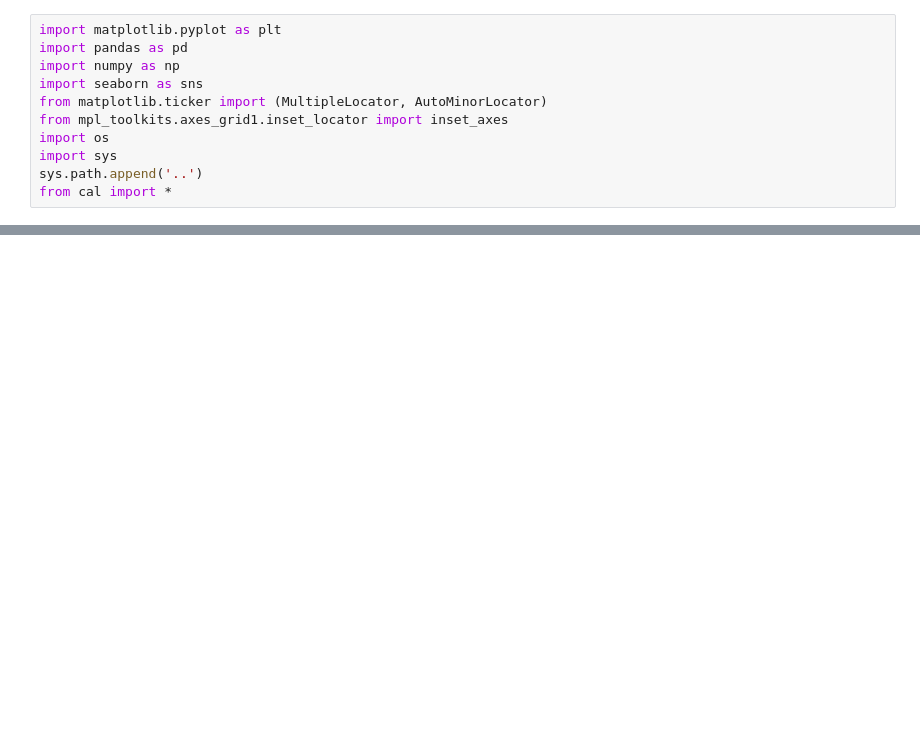
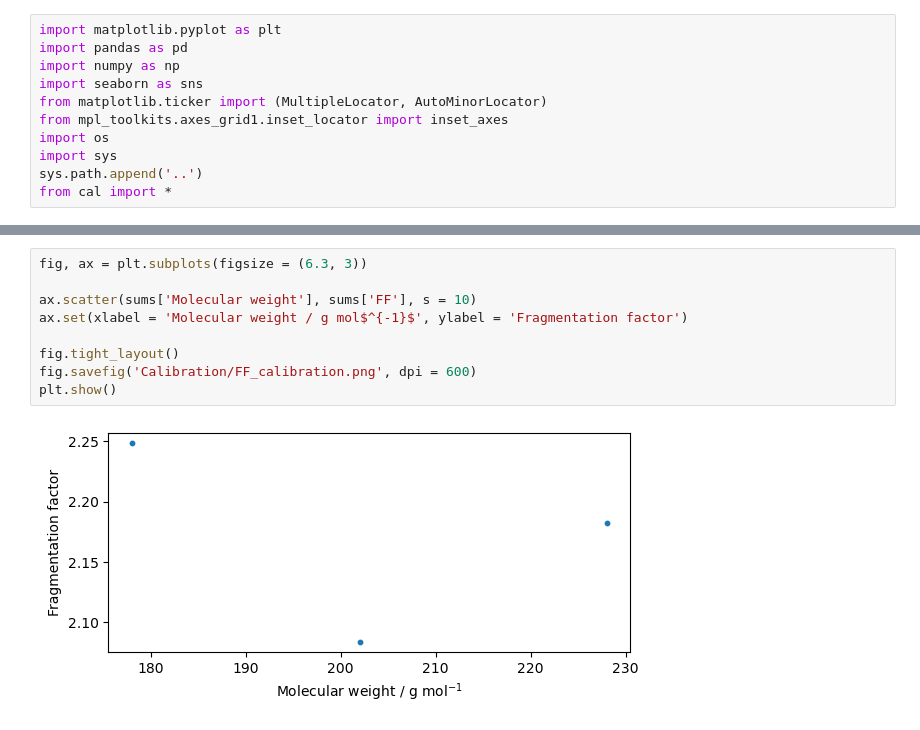
Before and after one commit to Normann25/NFA_project, a Jupyter notebook: cal.ipynb, the cells around one changed output, grey strips where cells are left out. Saved outputs shown, nothing was run; the diff lists cells and outputs as text; blank space fills up the shorter version.

```diff
--- a/cal.ipynb
+++ b/cal.ipynb
@@ -36,0 +65,11 @@ plt.show()
+# %%
+fig, ax = plt.subplots(figsize = (6.3, 3))
+
+ax.scatter(sums['Molecular weight'], sums['FF'], s = 10)
+ax.set(xlabel = 'Molecular weight / g mol$^{-1}$', ylabel = 'Fragmentation factor')
+
+fig.tight_layout()
+fig.savefig('Calibration/FF_calibration.png', dpi = 600)
+plt.show()
+# %% [output]
+[figure, added]
```
Also changed, not shown: parts of 4 cells of this notebook, 5 other files.
